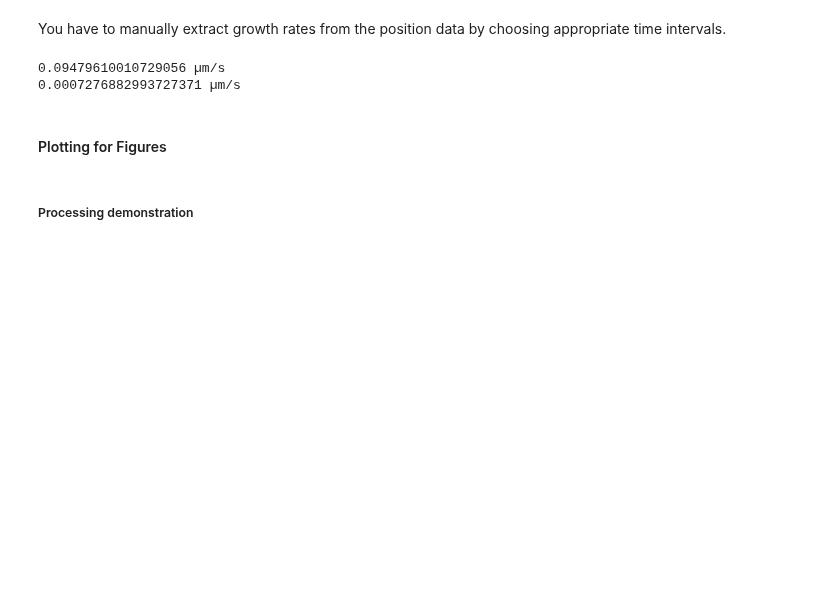
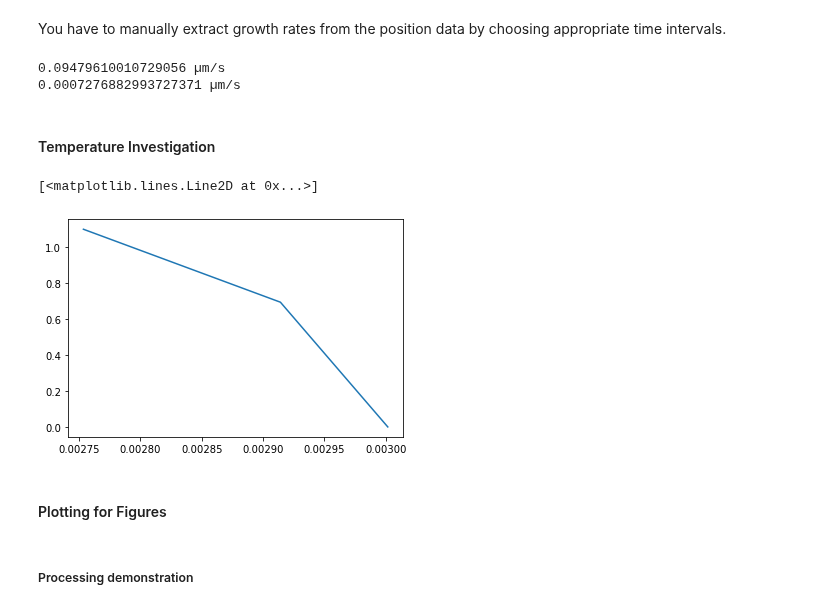
Before and after one commit to ESaundersNano/Mini-1-Multidimensional-analysis-of-perovskite-growth, a Jupyter notebook: optical_image_growth_rate.ipynb, the cells around one changed output. Saved outputs shown, nothing was run; the diff lists cells and outputs as text; code cells hidden in the pictures; blank space fills up the shorter version.

```diff
--- a/optical_image_growth_rate.ipynb
+++ b/optical_image_growth_rate.ipynb
@@ -562,3 +502,5 @@ print(oif.fit_speed_linear_standard_dev(position_array=positions_array[i], time_
 # %% [output]
 0.09479610010729056 µm/s
 0.0007276882993727371 µm/s
+# %% [markdown]
+#### Temperature Investigation
@@ -565,3 +532,13 @@ print(oif.fit_speed_linear_standard_dev(position_array=positions_array[i], time_
+# %%
+temperatures_C = np.array([60, 70, 90])
+temperatures_K = temperatures_C + 273.15
+
+growth_rates = np.array([1,2,3])
+
+plt.plot((1/temperatures_K), np.log(growth_rates))
+# %% [output]
+[<matplotlib.lines.Line2D at 0x...>]
+[figure, added]
 # %% [markdown]
 #### Plotting for Figures
 # %% [markdown]
```
Also changed, not shown: parts of 25 cells of this notebook, 6 other files.
